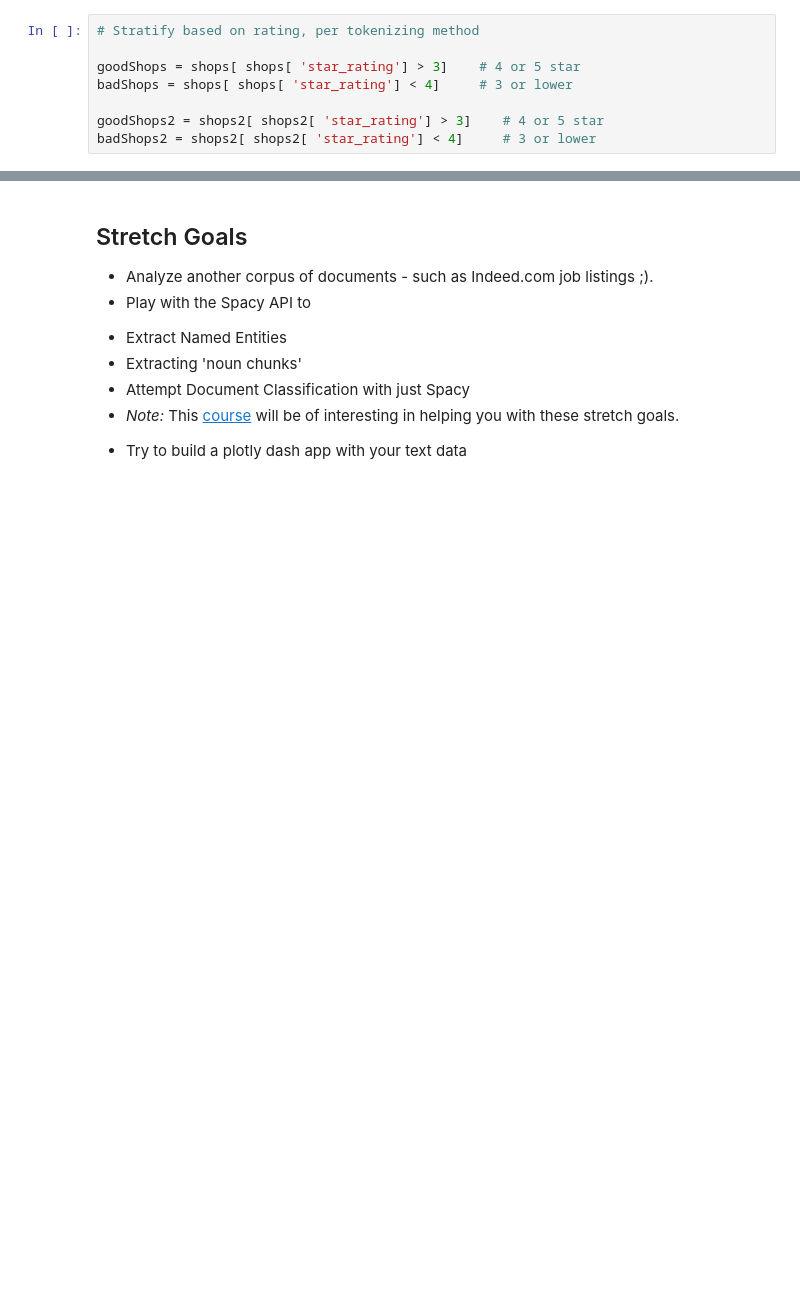
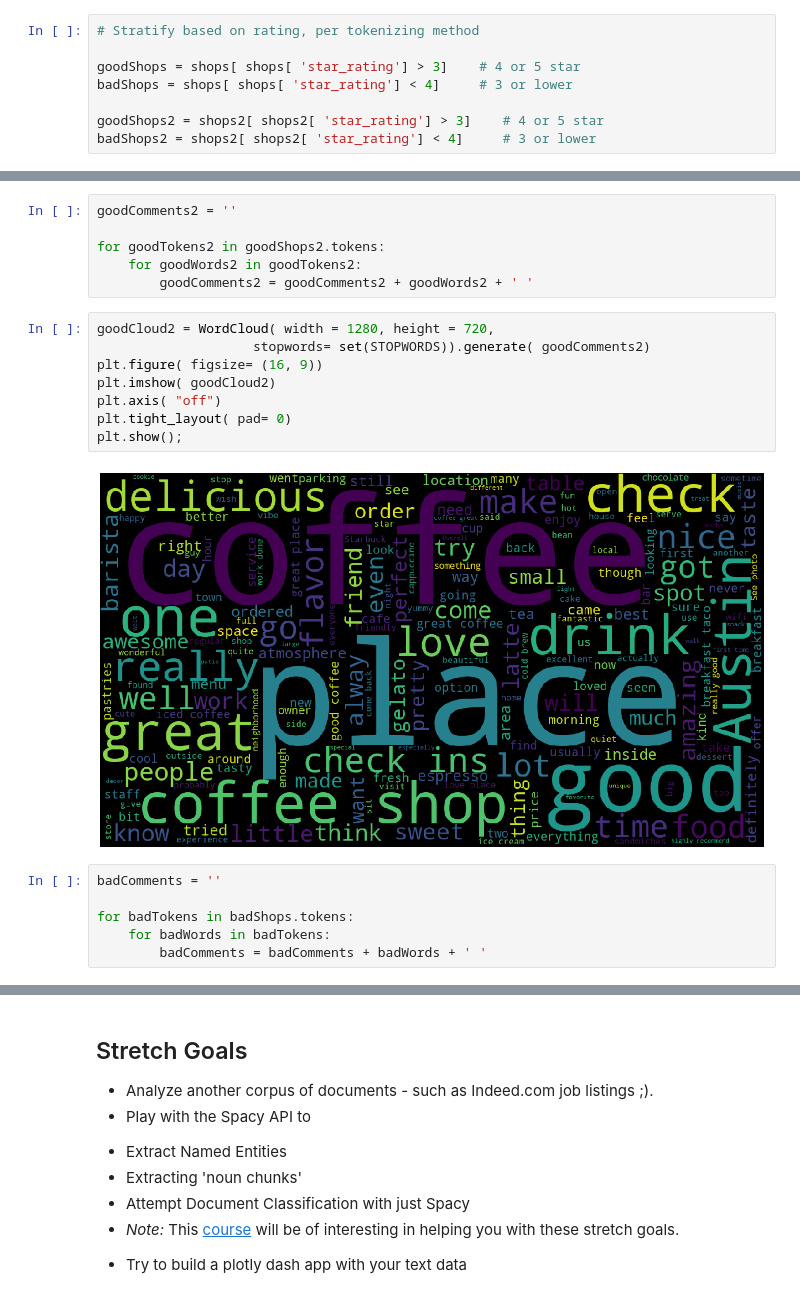
Before and after one commit to rselent/DS-Unit-4-Sprint-1-NLP, a Jupyter notebook: module1-text-data/LS_DS_411_Text_Data_Assignment.ipynb, the cells around one changed output, grey strips where cells are left out. Saved outputs shown, nothing was run; the diff lists cells and outputs as text; blank space fills up the shorter version.

```diff
--- a/module1-text-data/LS_DS_411_Text_Data_Assignment.ipynb
+++ b/module1-text-data/LS_DS_411_Text_Data_Assignment.ipynb
@@ -268,0 +284,22 @@ print( comments)
+# %%
+goodComments2 = ''
+
+for goodTokens2 in goodShops2.tokens:
+    for goodWords2 in goodTokens2:
+        goodComments2 = goodComments2 + goodWords2 + ' '
+# %%
+goodCloud2 = WordCloud( width = 1280, height = 720,
+                    stopwords= set(STOPWORDS)).generate( goodComments2)
+plt.figure( figsize= (16, 9))
+plt.imshow( goodCloud2)
+plt.axis( "off")
+plt.tight_layout( pad= 0)
+plt.show();
+# %% [output]
+[figure, added]
+# %%
+badComments = ''
+
+for badTokens in badShops.tokens:
+    for badWords in badTokens:
+        badComments = badComments + badWords + ' '
```
Also changed, not shown: parts of 17 cells of this notebook.
